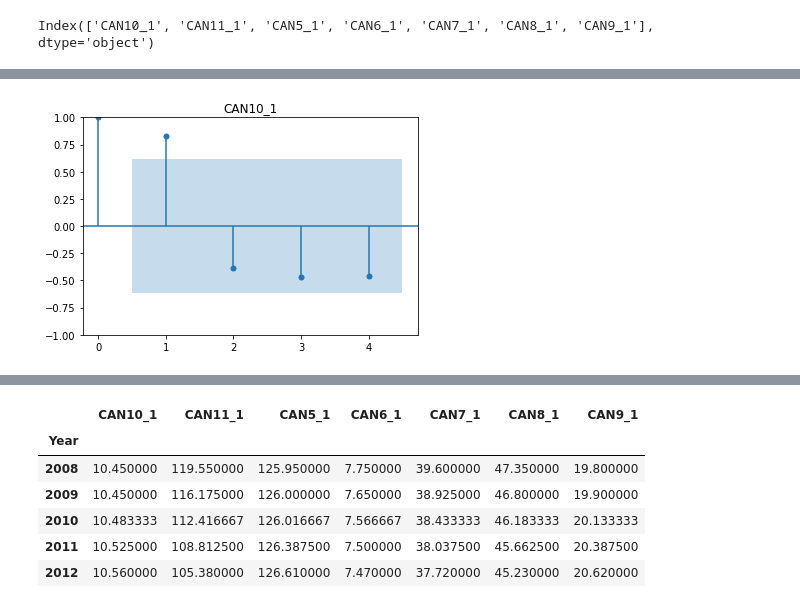
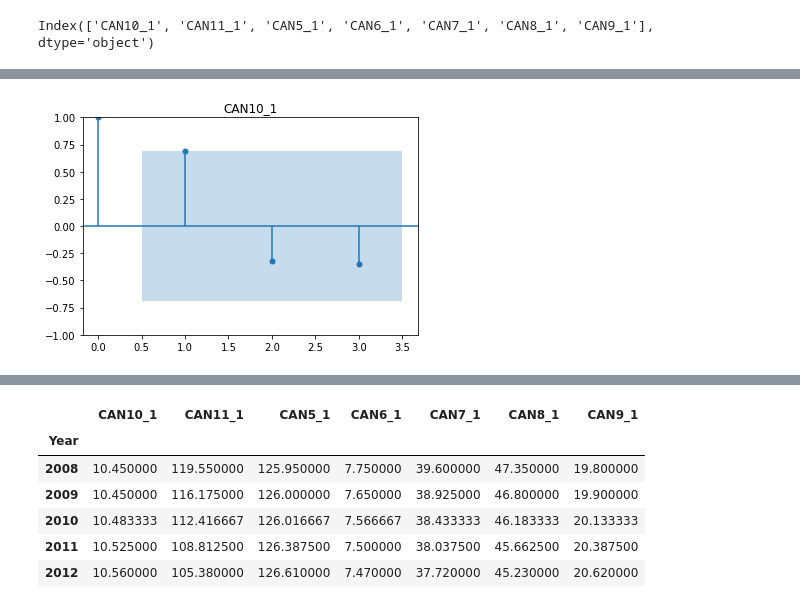
Before and after one commit to MiladMt11/ABA-Spring2023, a Jupyter notebook: Arima basis model.ipynb, the cells around one changed output, grey strips where cells are left out. Saved outputs shown, nothing was run; the diff lists cells and outputs as text; code cells hidden in the pictures.

```diff
--- a/Arima basis model.ipynb
+++ b/Arima basis model.ipynb
@@ -66,7 +61,7 @@ See the caveats in the documentation: https://pandas.pydata.org/pandas-docs/stab
 # %%
-cal = cal1[:-2]
-tex = tex1[:-2]
-ny = ny1[:-2]
+cal = cal1[:-4]
+tex = tex1[:-4]
+ny = ny1[:-4]
 # %%
 ny
 # %% [output]
@@ -255,6 +245,6 @@ p-value:  0.0239292861506474
 # %%
 for i in cal.columns:
     plot_acf(tex[i], title = i)
-    plot_pacf(tex[i], lags = 4, title = i)
+    plot_pacf(tex[i], lags = 3, title = i)
     plt.show()
 # %% [output]
@@ -275,6 +265,6 @@ for i in cal.columns:
 # %%
 for i in cal.columns:
     plot_acf(cal[i], title = i)
-    plot_pacf(cal[i], lags = 4, title = i)
+    plot_pacf(cal[i], lags = 3, title = i)
     plt.show()
 # %% [output]
@@ -295,6 +285,6 @@ for i in cal.columns:
 # %%
 for i in ny.columns:
     plot_acf(ny[i], title = i)
-    plot_pacf(ny[i], lags = 4, title = i)
+    plot_pacf(ny[i], lags = 3, title = i)
     plt.show()
 # %% [output]
@@ -302 +292 @@ for i in ny.columns:
-[figure, old version]
+[figure, new version]
```
Also changed, not shown: parts of 22 cells of this notebook, 1 other file.
